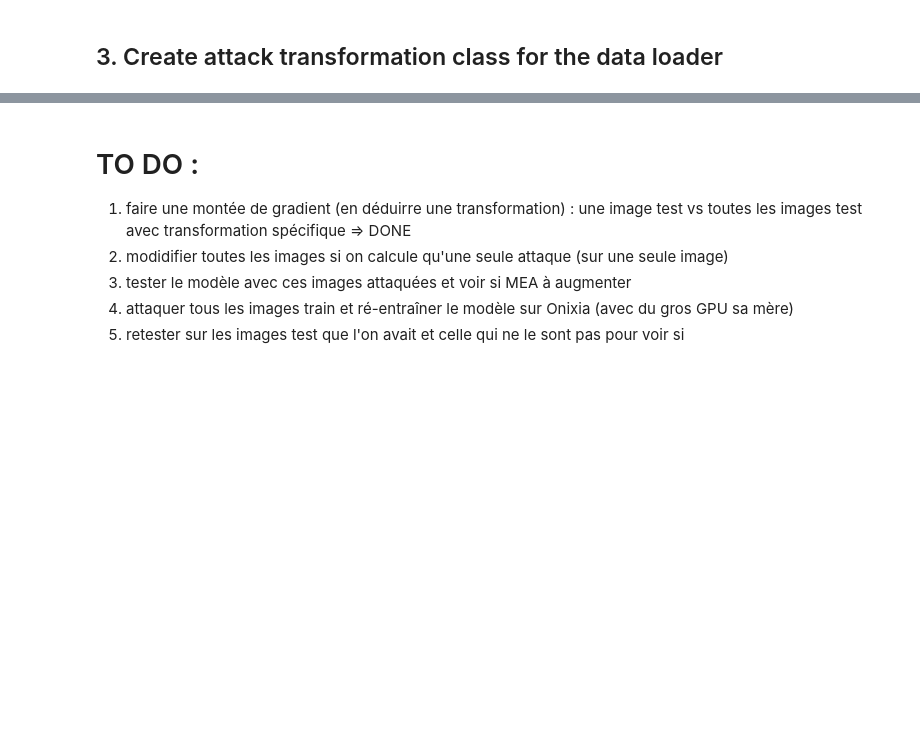
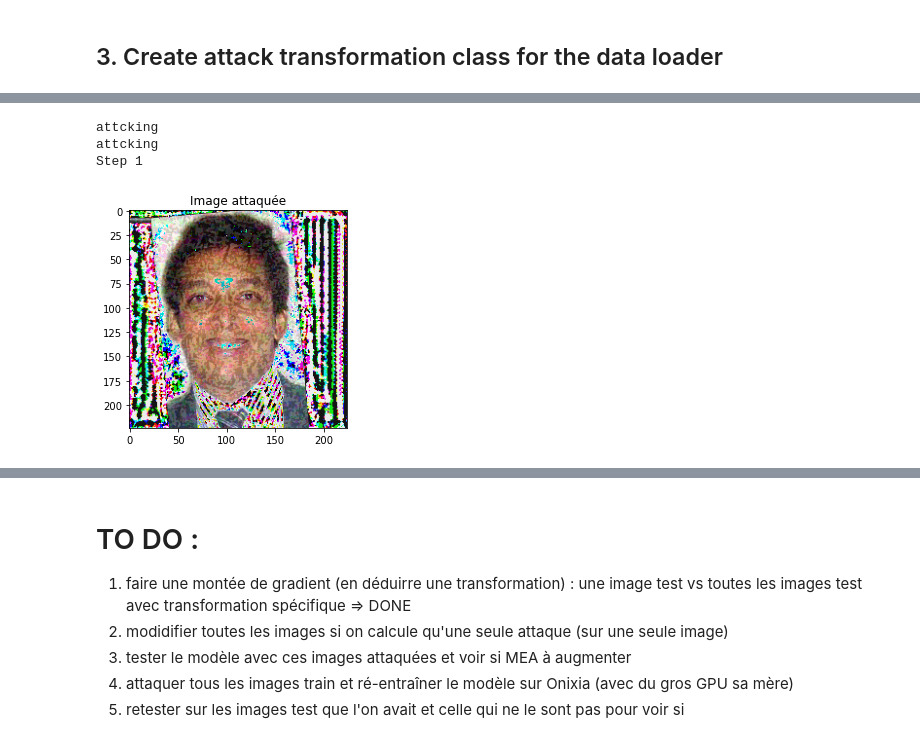
Before and after one commit to MaximeRCD/Project-age-estimation-pytorch, a Jupyter notebook: notebook_test_YN.ipynb, the cells around one changed output, grey strips where cells are left out. Saved outputs shown, nothing was run; the diff lists cells and outputs as text; code cells hidden in the pictures; blank space fills up the shorter version.

```diff
--- a/notebook_test_YN.ipynb
+++ b/notebook_test_YN.ipynb
@@ -376,0 +629,11 @@ Clipping input data to the valid range for imshow with RGB data ([0..1] for floa
+# %%
+import matplotlib.pyplot as plt
+for (x, y) in mock_val_loader:
+    plt.imshow((cv2.cvtColor((x[0]/255).permute(1,2,0).numpy(), cv2.COLOR_BGR2RGB)))
+    plt.title(f"Image attaquée")
+    break
+# %% [output]
+attcking
+attcking
+Step 1
+[figure, added]
```
Also changed, not shown: parts of 17 cells of this notebook, 1 other file.
